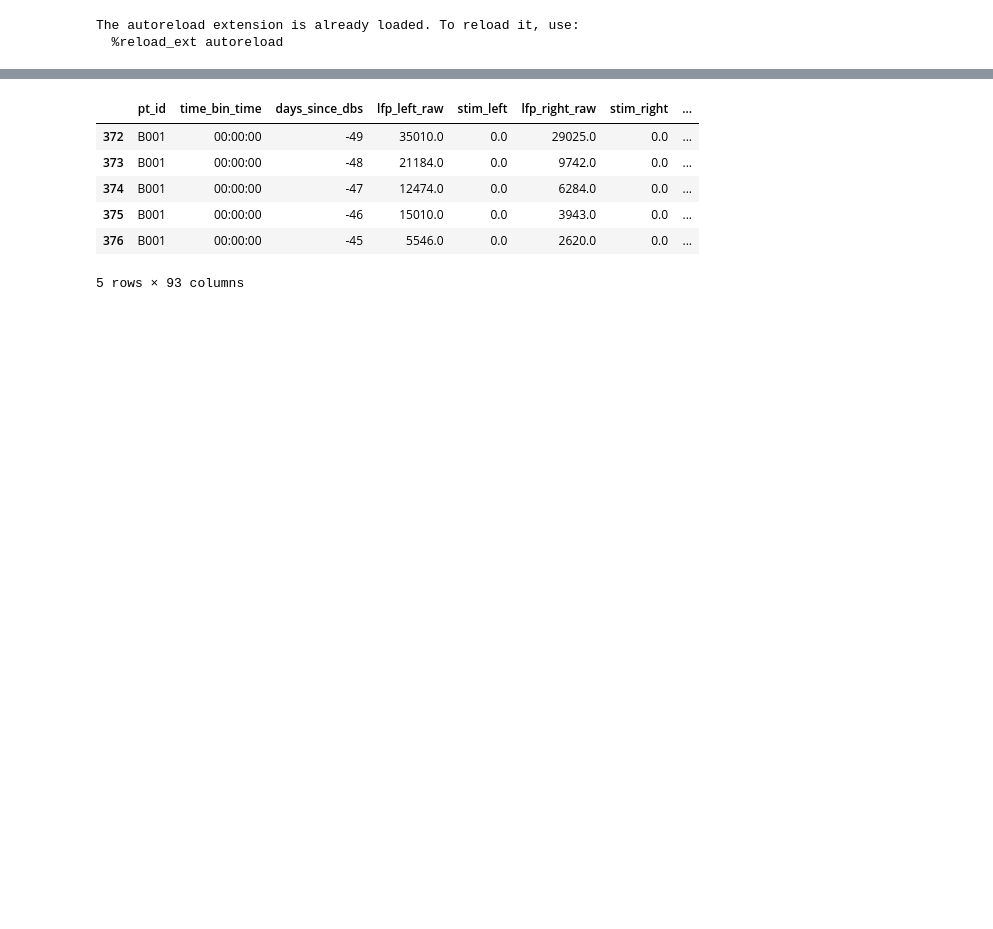
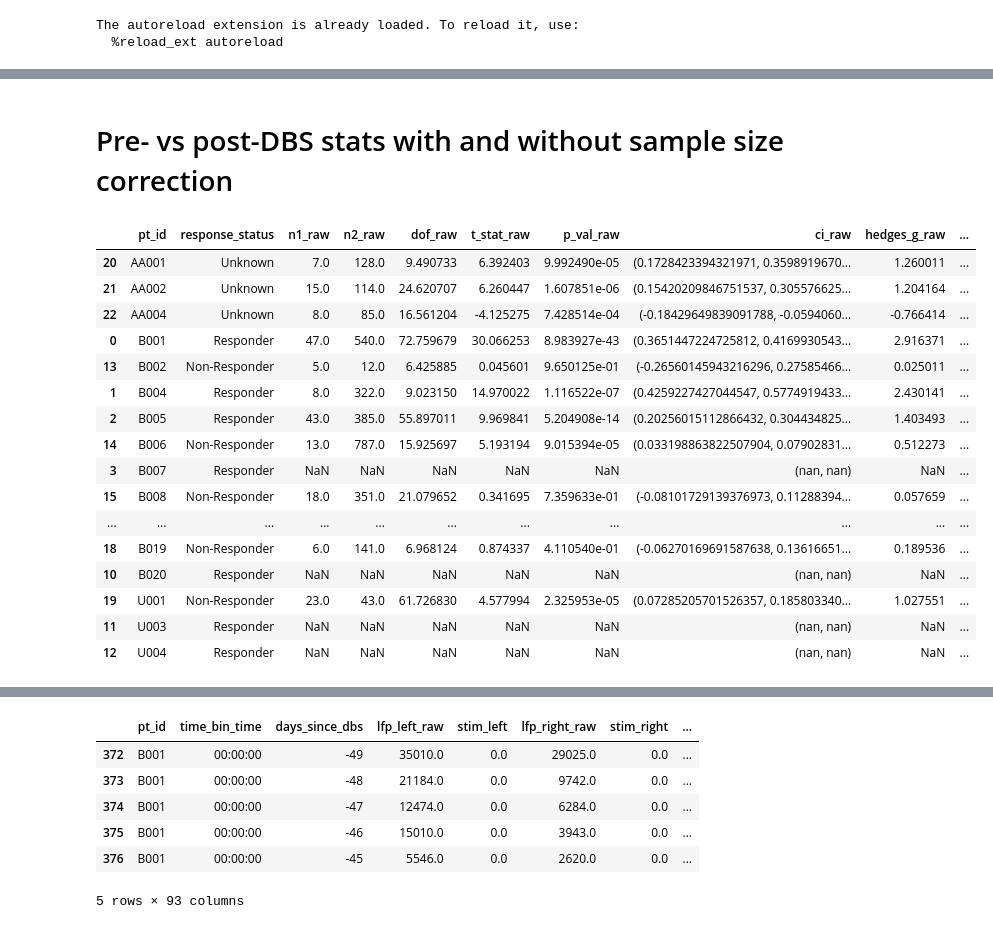
Before and after one commit to ProvenzaLab/PerceptPredictability, a Jupyter notebook: tables.ipynb, the cells around one changed output, grey strips where cells are left out. Cells and saved outputs as stored; diff of their text form; code cells hidden in the pictures; blank space fills up the shorter version.

```diff
--- a/tables.ipynb
+++ b/tables.ipynb
@@ -31,0 +180,75 @@ df.head(5)
+# %% [markdown]
+# Pre- vs post-DBS stats with and without sample size correction
+# %%
+_NAN_STATS = {
+    't_stat': np.nan, 'p_val': np.nan, 'dof': np.nan, 'ci': (np.nan, np.nan),
+    'hedges_g': np.nan, 'hedges_g_ci': (np.nan, np.nan),
+    'n1': np.nan, 'n2': np.nan,
+}
+
+feature = 'lfp_left_OvER_interpolate_R2'
+
+results_dict = {'pt_id': [], 'response_status': []}
+for corr in ['raw', 'neff']:
+    for m in ['n1', 'n2', 'dof', 't_stat', 'p_val', 'ci', 'hedges_g', 'hedges_g_ci']:
+        results_dict[f'{m}_{corr}'] = []
+
+max_num_pts = 0
+df.sort_values(by=['pt_id', 'dummy_timestamp'], inplace=True)
+for response_status in ['Responder', 'Non-Responder', 'Unknown']:
+    table_df = df.dropna(subset=feature).query('response_status == @response_status').copy()
+
+    max_num_pts = max(max_num_pts, table_df['pt_id'].nunique())
+    for i, (pt_id, pt_df) in enumerate(table_df.groupby('pt_id')):
+        table_df_daily = pt_df.dropna(subset=[feature]).groupby('days_since_dbs').first().reset_index()
+        predbs_days, predbs_vals = table_df_daily.query('state_label_str == "Pre-DBS"')[['days_since_dbs', feature]].values.T
+        stable_state_days, stable_state_vals = table_df_daily.query('state_label_str == @response_status')[['days_since_dbs', feature]].values.T
+
+        # statistical tests
+        if len(predbs_vals) > 1 and len(stable_state_vals) > 1 and not np.isnan(predbs_vals).all() and not np.isnan(stable_state_vals).all():
+            n1_raw, n2_raw = len(predbs_vals), len(stable_state_vals)
+            raw_stats = welch_stats_with_effect_size(predbs_vals, stable_state_vals, n1_raw, n2_raw)
+            try:
+                neff1 = compute_neff(predbs_days, predbs_vals)
+                neff2 = compute_neff(stable_state_days, stable_state_vals)
+                if neff1 > 1 and neff2 > 1:
+                    neff_stats = welch_stats_with_effect_size(predbs_vals, stable_state_vals, neff1, neff2)
+                else:
+                    neff_stats = dict(_NAN_STATS)
+            except Exception:
+                neff_stats = dict(_NAN_STATS)
+
+            t_stat, p_val = raw_stats['t_stat'], raw_stats['p_val']
+        else:
+            raw_stats = dict(_NAN_STATS)
+            neff_stats = dict(_NAN_STATS)
+            t_stat, p_val = np.nan, np.nan
+
+        results_dict['pt_id'].append(pt_id)
+        results_dict['response_status'].append(response_status)
+        for corr, stat_dict in [('raw', raw_stats), ('neff', neff_stats)]:
+            for m in ['n1', 'n2', 'dof', 't_stat', 'p_val', 'ci', 'hedges_g', 'hedges_g_ci']:
+                results_dict[f'{m}_{corr}'].append(stat_dict[m])
+
+results_df = pd.DataFrame(results_dict)
+results_df.sort_values(by='pt_id', inplace=True)
+results_df.to_excel('tables/pt_stats.xlsx', index=False)
+results_df
+# %% [output]
+|  | pt_id | response_status | n1_raw | n2_raw | dof_raw | t_stat_raw | p_val_raw | ci_raw | hedges_g_raw | ... |
+| 20 | AA001 | Unknown | 7.0 | 128.0 | 9.490733 | 6.392403 | 9.992490e-05 | (0.1728423394321971, 0.3598919670... | 1.260011 | ... |
+| 21 | AA002 | Unknown | 15.0 | 114.0 | 24.620707 | 6.260447 | 1.607851e-06 | (0.15420209846751537, 0.305576625... | 1.204164 | ... |
+| 22 | AA004 | Unknown | 8.0 | 85.0 | 16.561204 | -4.125275 | 7.428514e-04 | (-0.18429649839091788, -0.0594060... | -0.766414 | ... |
+| 0 | B001 | Responder | 47.0 | 540.0 | 72.759679 | 30.066253 | 8.983927e-43 | (0.3651447224725812, 0.4169930543... | 2.916371 | ... |
+| 13 | B002 | Non-Responder | 5.0 | 12.0 | 6.425885 | 0.045601 | 9.650125e-01 | (-0.26560145943216296, 0.27585466... | 0.025011 | ... |
+| 1 | B004 | Responder | 8.0 | 322.0 | 9.023150 | 14.970022 | 1.116522e-07 | (0.4259227427044547, 0.5774919433... | 2.430141 | ... |
+| 2 | B005 | Responder | 43.0 | 385.0 | 55.897011 | 9.969841 | 5.204908e-14 | (0.20256015112866432, 0.304434825... | 1.403493 | ... |
+| 14 | B006 | Non-Responder | 13.0 | 787.0 | 15.925697 | 5.193194 | 9.015394e-05 | (0.033198863822507904, 0.07902831... | 0.512273 | ... |
+| 3 | B007 | Responder | NaN | NaN | NaN | NaN | NaN | (nan, nan) | NaN | ... |
+| 15 | B008 | Non-Responder | 18.0 | 351.0 | 21.079652 | 0.341695 | 7.359633e-01 | (-0.08101729139376973, 0.11288394... | 0.057659 | ... |
+| ... | ... | ... | ... | ... | ... | ... | ... | ... | ... | ... |
+| 18 | B019 | Non-Responder | 6.0 | 141.0 | 6.968124 | 0.874337 | 4.110540e-01 | (-0.06270169691587638, 0.13616651... | 0.189536 | ... |
+| 10 | B020 | Responder | NaN | NaN | NaN | NaN | NaN | (nan, nan) | NaN | ... |
+| 19 | U001 | Non-Responder | 23.0 | 43.0 | 61.726830 | 4.577994 | 2.325953e-05 | (0.07285205701526357, 0.185803340... | 1.027551 | ... |
+| 11 | U003 | Responder | NaN | NaN | NaN | NaN | NaN | (nan, nan) | NaN | ... |
+| 12 | U004 | Responder | NaN | NaN | NaN | NaN | NaN | (nan, nan) | NaN | ... |
```
Also changed, not shown: parts of 14 cells of this notebook, 1 other file.
